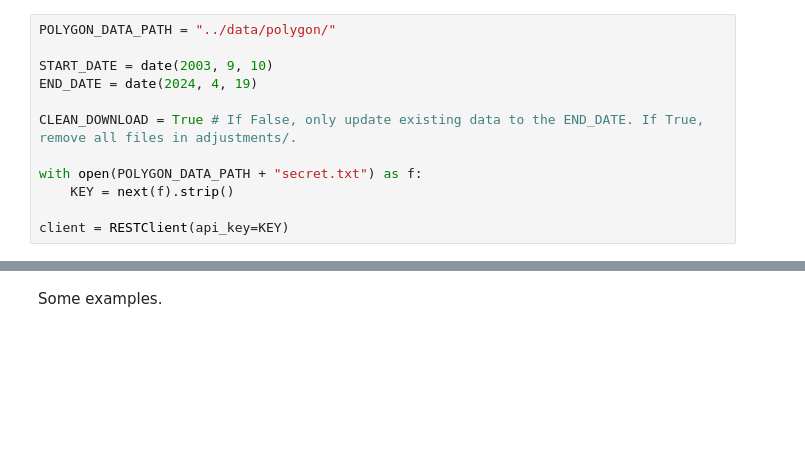
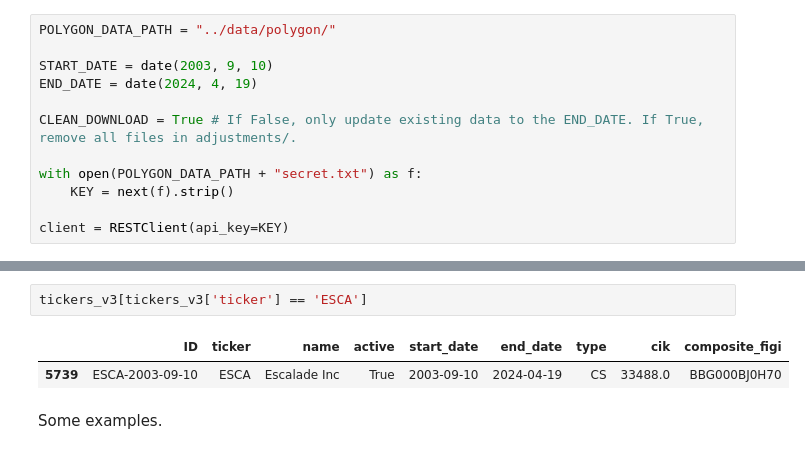
Before and after one commit to shinathan/polygon.io-stock-database, a Jupyter notebook: 05_download_adjustments.ipynb, the cells around one changed output, grey strips where cells are left out. Cells and saved outputs as stored; diff of their text form; blank space fills up the shorter version.

```diff
--- a/05_download_adjustments.ipynb
+++ b/05_download_adjustments.ipynb
@@ -117,6 +128,11 @@ for index, row in tickers_v3.iterrows():
 # Set the END_DATE to end_date.txt
 with open(POLYGON_DATA_PATH + "raw/adjustments/_end_date.txt", 'w') as f:
     f.write(f'{END_DATE}\n')
+# %%
+tickers_v3[tickers_v3['ticker'] == 'ESCA']
+# %% [output]
+|  | ID | ticker | name | active | start_date | end_date | type | cik | composite_figi |
+| 5739 | ESCA-2003-09-10 | ESCA | Escalade Inc | True | 2003-09-10 | 2024-04-19 | CS | 33488.0 | BBG000BJ0H70 |
 # %% [markdown]
 Some examples.
 # %%
```
Also changed, not shown: parts of 1 cell of this notebook, 3 other files.
